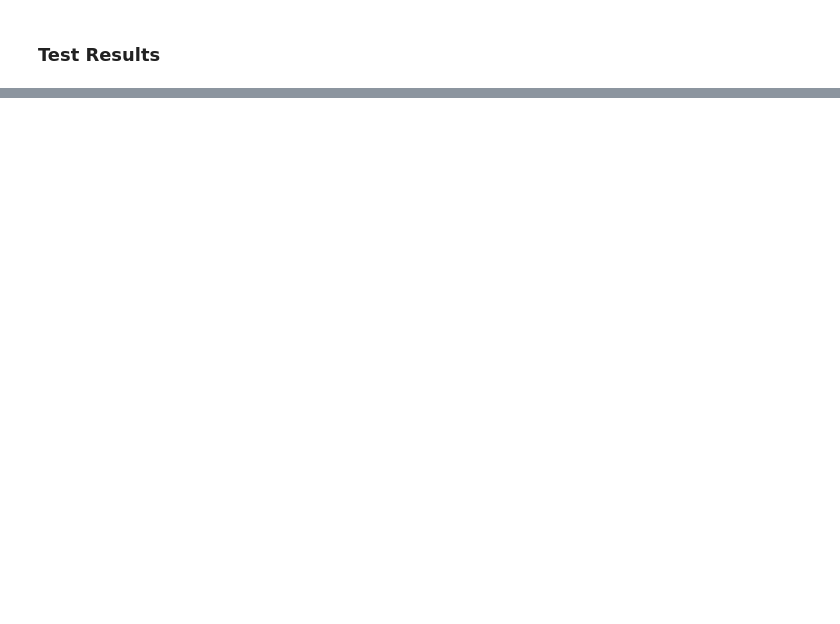
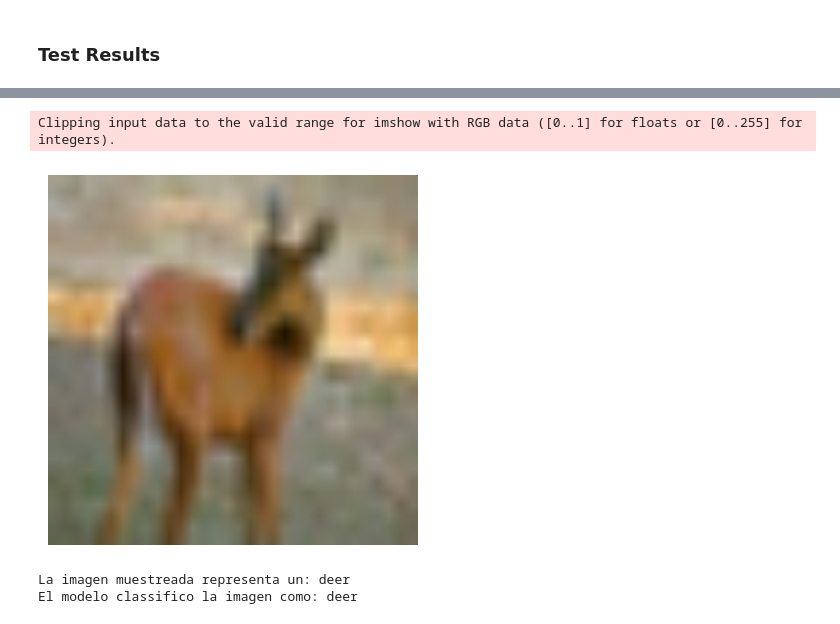
Before and after one commit to jmanuelc87/advanced-machine-learning-methods, a Jupyter notebook: notebooks/A2c_DL_TC5033.ipynb, the cells around one changed output, grey strips where cells are left out. Cells and saved outputs as stored; diff of their text form; code cells hidden in the pictures; blank space fills up the shorter version.

```diff
--- a/notebooks/A2c_DL_TC5033.ipynb
+++ b/notebooks/A2c_DL_TC5033.ipynb
@@ -392,0 +394,20 @@ mobilenet       test loss=0.548549      test accuracy=81.3%
+# %%
+model = model3
+# %%
+denormalize = Normalize(mean=[-0.485/0.229, -0.456/0.224, -0.406/0.255], std=[1/0.229, 1/0.224, 1/0.255])
+# %%
+rnd_sample_idx = np.random.randint(len(test_loader))
+
+x = test_loader.dataset[rnd_sample_idx][0]
+x = x.to(device)
+
+pred = torch.argmax(model(torch.reshape(x, shape=(1,) + x.shape)), dim=1)
+
+plot_figure(denormalize(x.cpu()))
+print(f'La imagen muestreada representa un: {classes[test_loader.dataset[rnd_sample_idx][1]]}')
+print(f'El modelo classifico la imagen como: {classes[pred]}')
+# %% [output]
+Clipping input data to the valid range for imshow with RGB data ([0..1] for floats or [0..255] for integers).
+[figure, added]
+La imagen muestreada representa un: deer
+El modelo classifico la imagen como: deer
```
Also changed, not shown: parts of 9 cells of this notebook.
